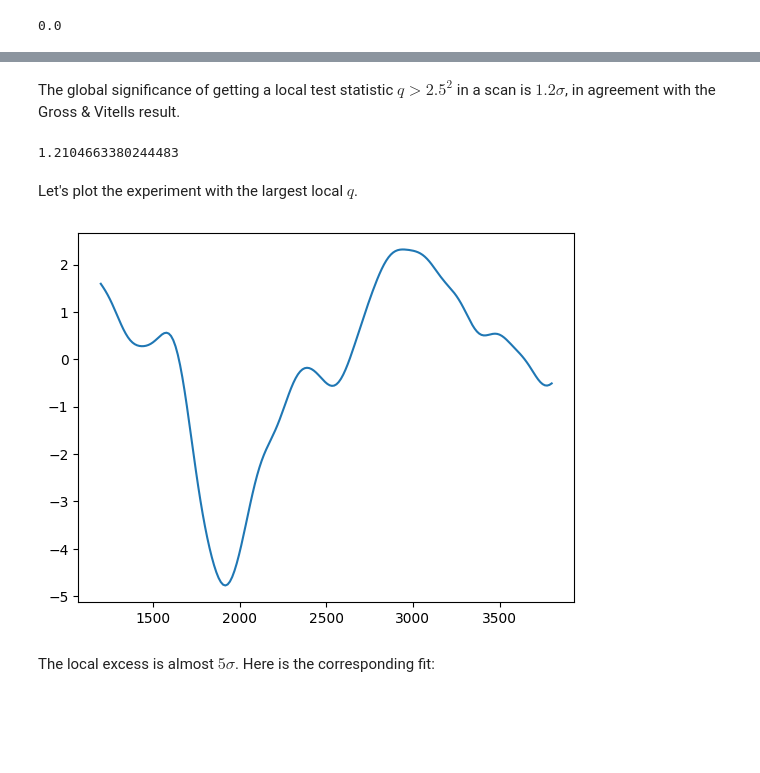
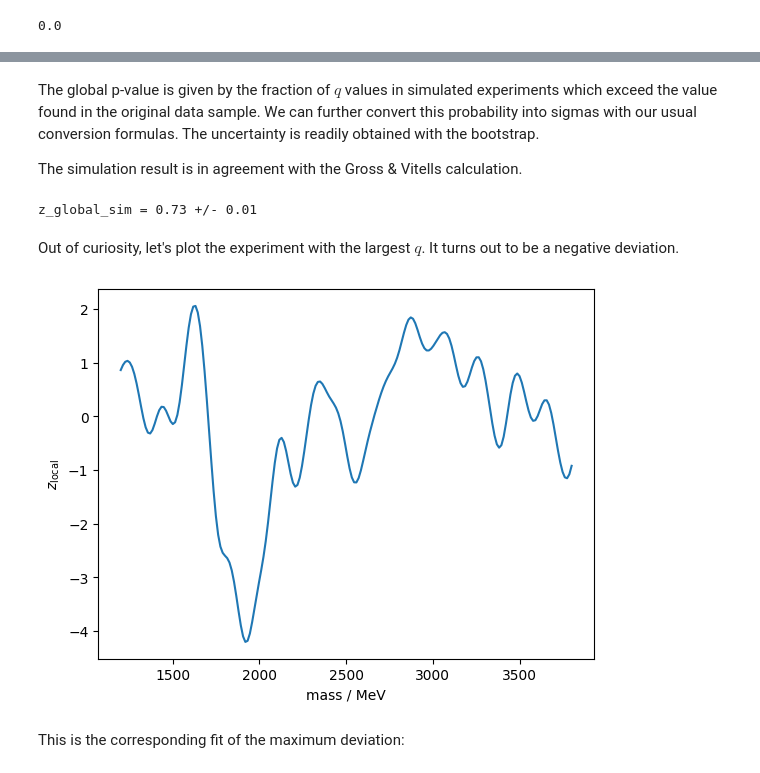
Before and after one commit to HDembinski/HDembinski.github.io, a Jupyter notebook: look_elsewhere_effect.ipynb, the cells around one changed output, grey strips where cells are left out. Saved outputs shown, nothing was run; the diff lists cells and outputs as text; code cells hidden in the pictures; blank space fills up the shorter version.

```diff
--- a/look_elsewhere_effect.ipynb
+++ b/look_elsewhere_effect.ipynb
@@ -60,0 +70,7 @@ def sigma_to_pvalue(sigma):
+# %%
+from scipy.stats import norm
+
+z = 5
+q = z ** 2
+
+norm().sf(z), 0.5 * chi2(1).sf(q)
@@ -72,8 +108,8 @@ We construct the toy distribution. It is a background-only sample with a truncat
 lambd_true = 2000
 background_true = 10000
 
-mass = truncexpon.rvs(1000, 4000, 0, lambd_true, background_true, 1)
-plt.hist(mass, bins=100)
+data = truncexpon.rvs(1000, 4000, 0, lambd_true, background_true, 1)
+plt.hist(data, bins=100)
 plt.semilogy();
 # %% [output]
 [figure]
@@ -254,10 +284,4 @@ We now confirm this calculation with a toy simulation, in which we repeatedly si
 # %%
-from joblib import delayed, Parallel
-from pathlib import Path
-import pickle
-import gzip
-from tqdm import tqdm
-
 # we cache this calculation, since it takes a while
 cache_file = Path("q_samples.pkl.gz")
 
@@ -272,10 +296,11 @@ else:
     @delayed
     def run(iseed):
         mass = truncexpon.rvs(1000, 4000, 0, lambd_true, background_true, iseed)
-        z = z_scan(mass, m_grid)
-        return np.max(z ** 2)
+        z = z_scan(mass, m_grid, rw_grid)
+        return np.max(z**2)
 
-    q = Parallel(n_jobs=8)(run(iseed) for iseed in tqdm(range(seeds)))
+    with Progress() as progress:
+        q = Parallel(n_jobs=8)(run(iseed) for iseed in progress.track(range(seeds)))
     q = np.array(q)
 
     with gzip.open(cache_file, "w") as f:
@@ -296,21 +321,28 @@ plt.xlabel("q");
-# %% [markdown]
-The global significance of getting a local test statistic $q > 2.5^2$ in a scan is $1.2\sigma$, in agreement with the Gross & Vitells result.
-# %%
-pvalue_to_sigma(np.mean(q > 2.5 ** 2))
-# %% [output]
-1.2104663380244483
+# %% [markdown]
+The global p-value is given by the fraction of $q$ values in simulated experiments which exceed the value found in the original data sample. We can further convert this probability into sigmas with our usual conversion formulas. The uncertainty is readily obtained with the bootstrap.
+
+The simulation result is in agreement with the Gross & Vitells calculation.
+# %%
+p_global_sim = np.mean(q > z_local**2)
+z_global_sim = pvalue_to_z(p_global_sim)
+
+z_global_sim_cov = variance(lambda q: pvalue_to_z(np.mean(q > z_local**2)), q)
+print(f"z_global_sim = {z_global_sim:.2f} +/- {z_global_sim_cov ** 0.5:.2f}")
+# %% [output]
+z_global_sim = 0.73 +/- 0.01
 # %% [markdown]
-Let's plot the experiment with the largest local $q$.
+Out of curiosity, let's plot the experiment with the largest $q$. It turns out to be a negative deviation.
 # %%
 iseed = np.argmax(q)
 mass = truncexpon.rvs(1000, 4000, 0, lambd_true, background_true, iseed)
-m_grid = np.linspace(1200, 3800, 200)
 z_m = []
 for m in m_grid:
-    z_m.append(fit(mass, m, fit_background(mass)[0]))
-plt.plot(m_grid, [x[0] for x in z_m]);
+    z_m.append(fit(mass, m, rw_grid, fit_background(mass)[0]))
+plt.plot(m_grid, [x[0] for x in z_m])
+plt.ylabel("$z_\mathrm{local}$")
+plt.xlabel("mass / MeV");
 # %% [output]
-[figure, old version]
+[figure, new version]
-# %% [markdown]
-The local excess is almost $5\sigma$. Here is the corresponding fit:
+# %% [markdown]
+This is the corresponding fit of the maximum deviation:
 # %%
```
Also changed, not shown: parts of 46 cells of this notebook.
